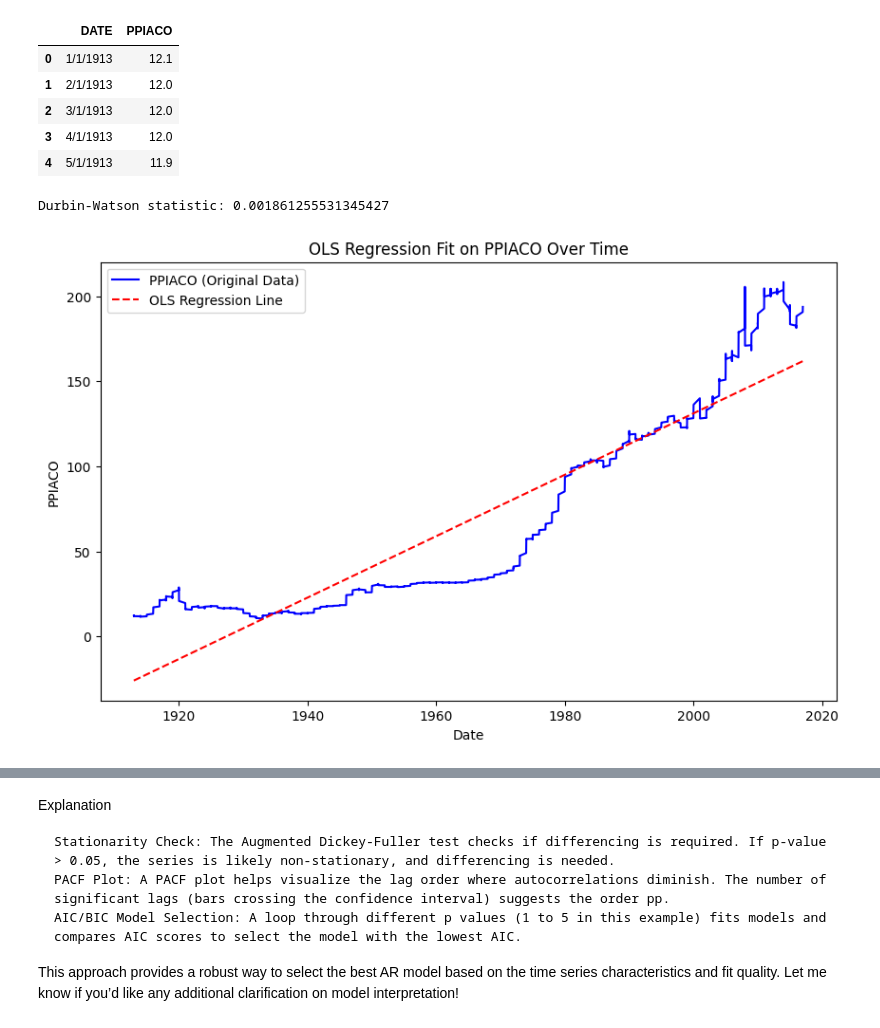
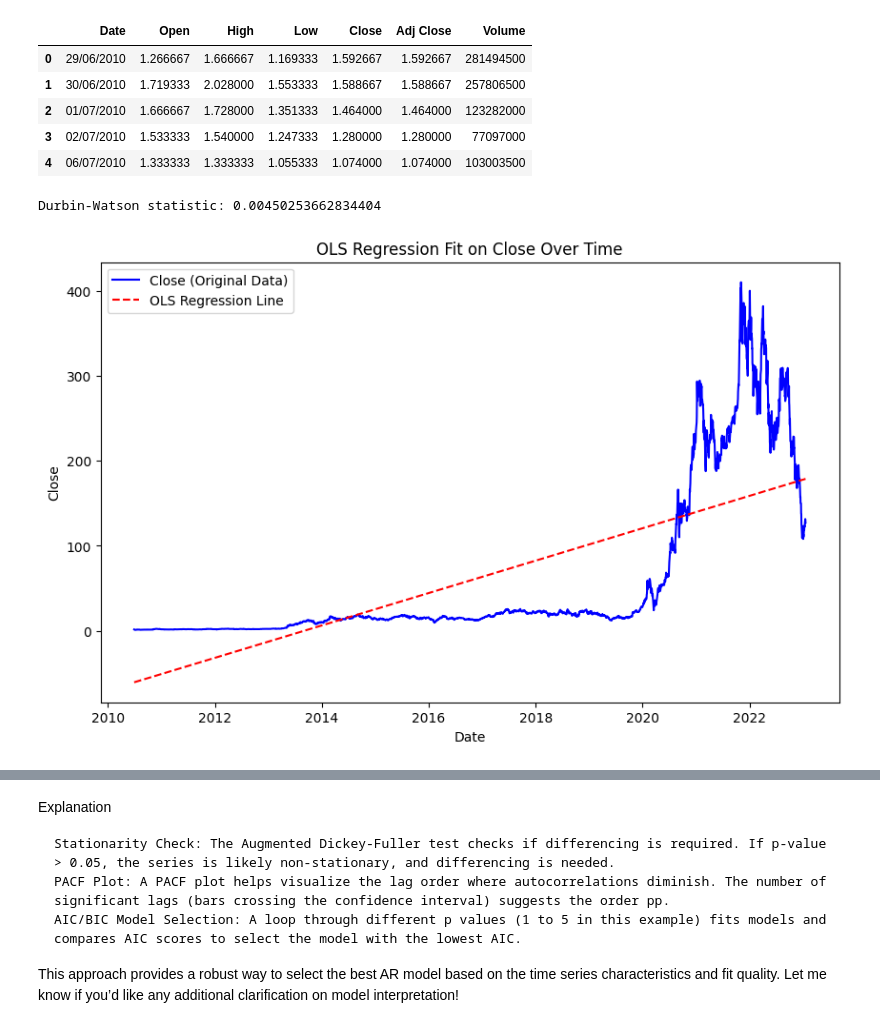
Before and after one commit to ovieimara/ITNPBD4, a Jupyter notebook: BD4_Practical_2.ipynb, the cells around one changed output, grey strips where cells are left out. Saved outputs shown, nothing was run; the diff lists cells and outputs as text; code cells hidden in the pictures.

```diff
--- a/BD4_Practical_2.ipynb
+++ b/BD4_Practical_2.ipynb
@@ -7,46 +7,50 @@ from statsmodels.stats.stattools import durbin_watson
 from statsmodels.api import OLS, add_constant
 
 # Load the dataset
-file_path = '/content/PPIACO.csv'
+file_path = '/content/Tesla Stock Price (2010 to 2023).csv'
 data = pd.read_csv(file_path)
 # %%
 data.head()
 # %% [output]
-|  | DATE | PPIACO |
-| 0 | 1/1/1913 | 12.1 |
-| 1 | 2/1/1913 | 12.0 |
-| 2 | 3/1/1913 | 12.0 |
-| 3 | 4/1/1913 | 12.0 |
-| 4 | 5/1/1913 | 11.9 |
+|  | Date | Open | High | Low | Close | Adj Close | Volume |
+| 0 | 29/06/2010 | 1.266667 | 1.666667 | 1.169333 | 1.592667 | 1.592667 | 281494500 |
+| 1 | 30/06/2010 | 1.719333 | 2.028000 | 1.553333 | 1.588667 | 1.588667 | 257806500 |
+| 2 | 01/07/2010 | 1.666667 | 1.728000 | 1.351333 | 1.464000 | 1.464000 | 123282000 |
+| 3 | 02/07/2010 | 1.533333 | 1.540000 | 1.247333 | 1.280000 | 1.280000 | 77097000 |
+| 4 | 06/07/2010 | 1.333333 | 1.333333 | 1.055333 | 1.074000 | 1.074000 | 103003500 |
 # %%
 # Step 1: Convert DATE to datetime format
-data['DATE'] = pd.to_datetime(data['DATE'], format='%d/%m/%Y')
+time = 'Time'
+independent = 'Date'
+dependent = 'Close'
+
+data[independent] = pd.to_datetime(data[independent], format='%d/%m/%Y')
 
 # Step 2: Prepare data for regression
 # Create a time variable as days since the first date for a simple trend model
-data['TIME'] = (data['DATE'] - data['DATE'].min()).dt.days  # Days since the first date
-X = add_constant(data['TIME'])  # Add a constant to the model
-y = data['PPIACO']
+data[time] = (data[independent] - data[independent].min()).dt.days  # Days since the first date
+X = add_constant(data[time])  # Add a constant to the model
+y = data[dependent]
 
 # Step 3: Fit a linear regression model
 model = OLS(y, X).fit()
 
 # Step 4: Apply the Durbin-Watson test on the residuals
 dw_stat = durbin_watson(model.resid)
 print("Durbin-Watson statistic:", dw_stat)
 
 # Step 5: Visualize the OLS fit
 plt.figure(figsize=(10, 6))
-plt.plot(data['DATE'], data['PPIACO'], label='PPIACO (Original Data)', color='blue')
-plt.plot(data['DATE'], model.fittedvalues, label='OLS Regression Line', color='red', linestyle='--')
-plt.xlabel('Date')
-plt.ylabel('PPIACO')
-plt.title('OLS Regression Fit on PPIACO Over Time')
+plt.plot(data[independent], data[dependent], label=f'{dependent} (Original Data)', color='blue')
+plt.plot(data[independent], model.fittedvalues, label='OLS Regression Line', color='red', linestyle='--')
+plt.xlabel(independent)
+plt.ylabel(dependent)
+plt.title(f'OLS Regression Fit on {dependent} Over Time')
 plt.legend()
 plt.show()
 # %% [output]
-Durbin-Watson statistic: 0.001861255531345427
+Durbin-Watson statistic: 0.00450253662834404
-[figure, old version]
+[figure, new version]
 # %%
 import pandas as pd
 import matplotlib.pyplot as plt
```
Also changed, not shown: parts of 14 cells of this notebook.
